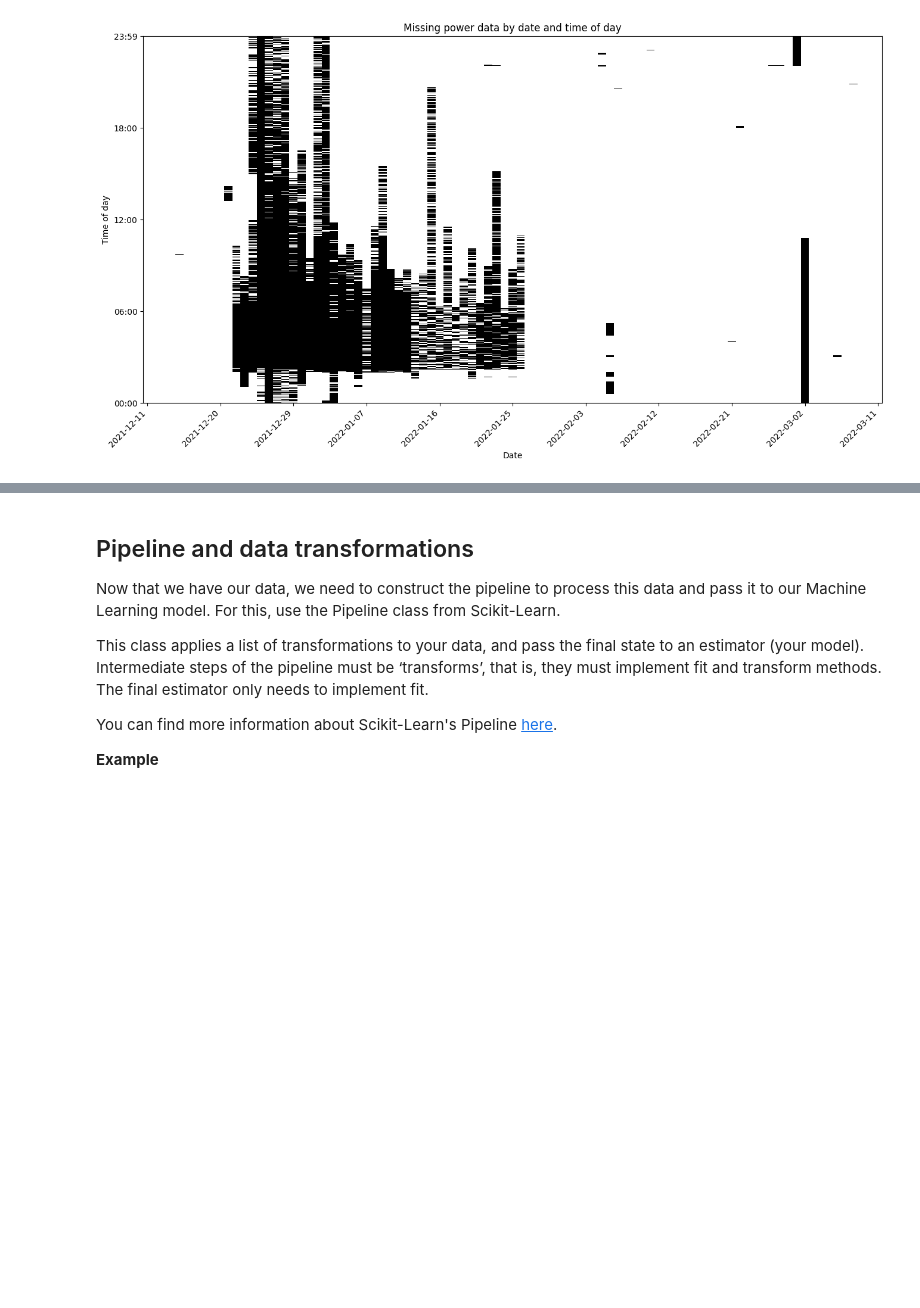
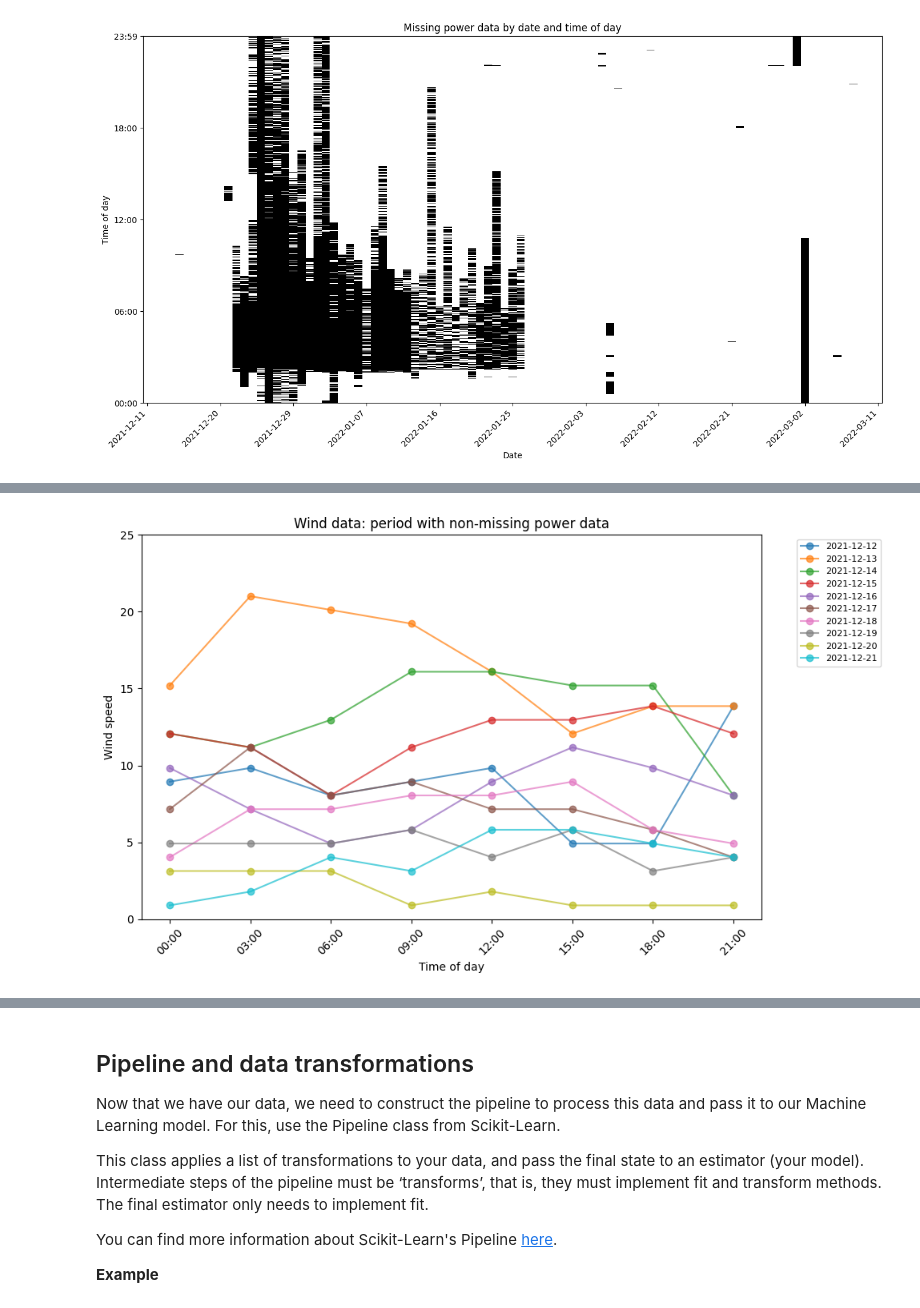
Before and after one commit to maribelpreite/orkney-wind-energy-forecasting, a Jupyter notebook: exploration.ipynb, the cells around one changed output, grey strips where cells are left out. Saved outputs shown, nothing was run; the diff lists cells and outputs as text; code cells hidden in the pictures; blank space fills up the shorter version.

```diff
--- a/exploration.ipynb
+++ b/exploration.ipynb
@@ -396,0 +399,5 @@ plt.show()
+# %%
+wind_df_plot = wind_df.copy()
+wind_df_plot["date"] = wind_df.index.date
+wind_df_plot["time"] = wind_df.index.strftime("%H:%M")
+wind_df_plot
@@ -396,0 +419,24 @@ plt.show()
+# %%
+good_start = "2021-12-12"
+good_end   = "2021-12-21"
+
+miss_start = "2021-12-22"
+miss_end   = "2022-01-01"
+# %%
+good = wind_df_plot.loc[good_start:good_end].copy()
+
+plt.figure(figsize=(10, 6))
+for d, sub in good.groupby("date"):
+    plt.plot(sub["time"], sub["Speed"], marker="o", alpha=0.7, label=str(d))
+
+plt.xlabel("Time of day")
+plt.ylabel("Wind speed")
+plt.ylim(0, 25)
+plt.yticks(range(0, 26, 5))
+plt.title("Wind data: period with non-missing power data")
+plt.xticks(rotation=45)
+plt.legend(bbox_to_anchor=(1.05, 1), loc="upper left", fontsize=8)
+plt.tight_layout()
+plt.show()
+# %% [output]
+[figure, added]
```
Also changed, not shown: parts of 9 cells of this notebook.
